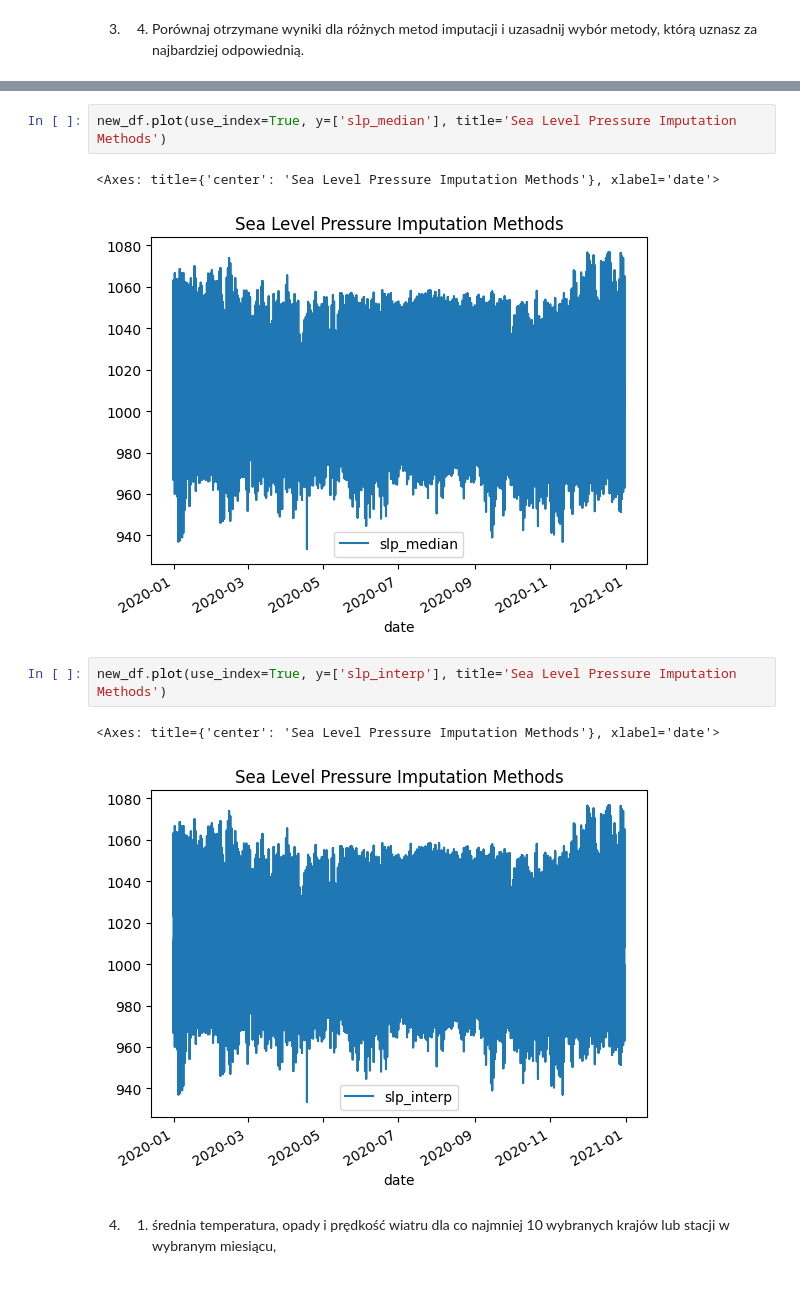
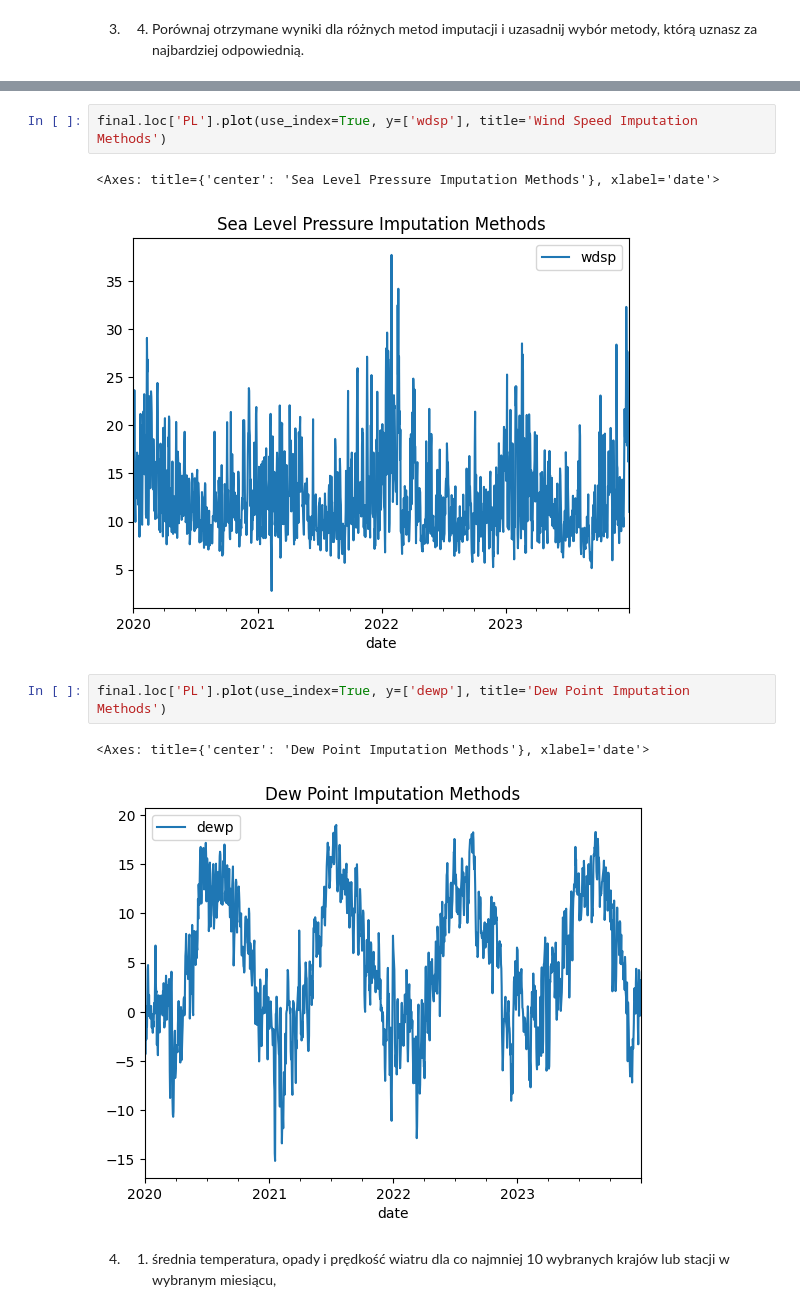
Before and after one commit to igoro00/pdzd, a Jupyter notebook: 2.ipynb, the cells around one changed output, grey strips where cells are left out. Cells and saved outputs as stored; diff of their text form.

Commit message:
poprawa czesc 5 i zadanie 2 interpolacja wykresy

```diff
--- a/2.ipynb
+++ b/2.ipynb
@@ -208,13 +208,13 @@ final.loc['PL'].plot(use_index=True, y=['slp'], title='Sea Level Pressure Imputa
 # %%
-new_df.plot(use_index=True, y=['slp_median'], title='Sea Level Pressure Imputation Methods')
+final.loc['PL'].plot(use_index=True, y=['wdsp'], title='Wind Speed Imputation Methods')
 # %% [output]
 <Axes: title={'center': 'Sea Level Pressure Imputation Methods'}, xlabel='date'>
-[figure, old version]
+[figure, new version]
 # %%
-new_df.plot(use_index=True, y=['slp_interp'], title='Sea Level Pressure Imputation Methods')
+final.loc['PL'].plot(use_index=True, y=['dewp'], title='Dew Point Imputation Methods')
 # %% [output]
-<Axes: title={'center': 'Sea Level Pressure Imputation Methods'}, xlabel='date'>
+<Axes: title={'center': 'Dew Point Imputation Methods'}, xlabel='date'>
-[figure, old version]
+[figure, new version]
 # %% [markdown]
 4. 1.  średnia temperatura, opady i prędkość wiatru dla co najmniej 10 wybranych krajów lub stacji w wybranym miesiącu,
 # %%
```
Also changed, not shown: parts of 2 cells of this notebook, 2 other files.
